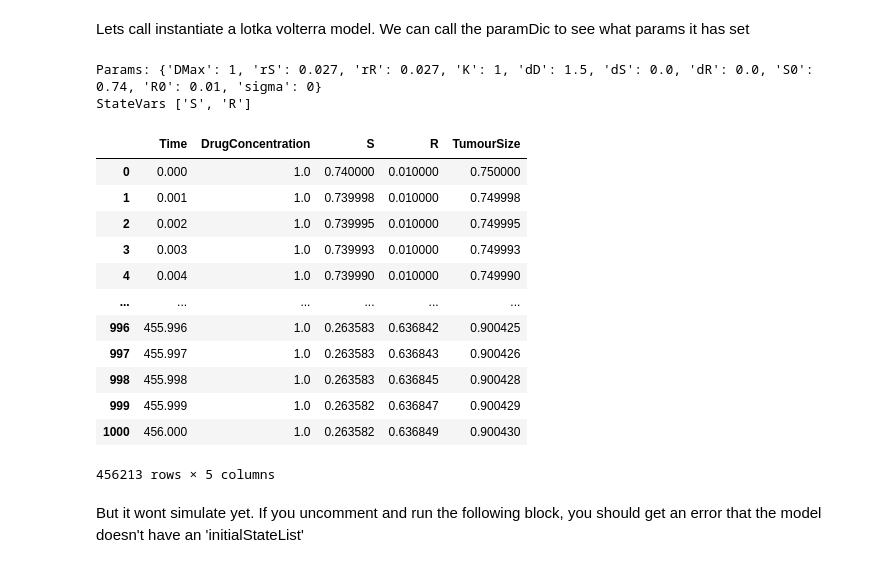
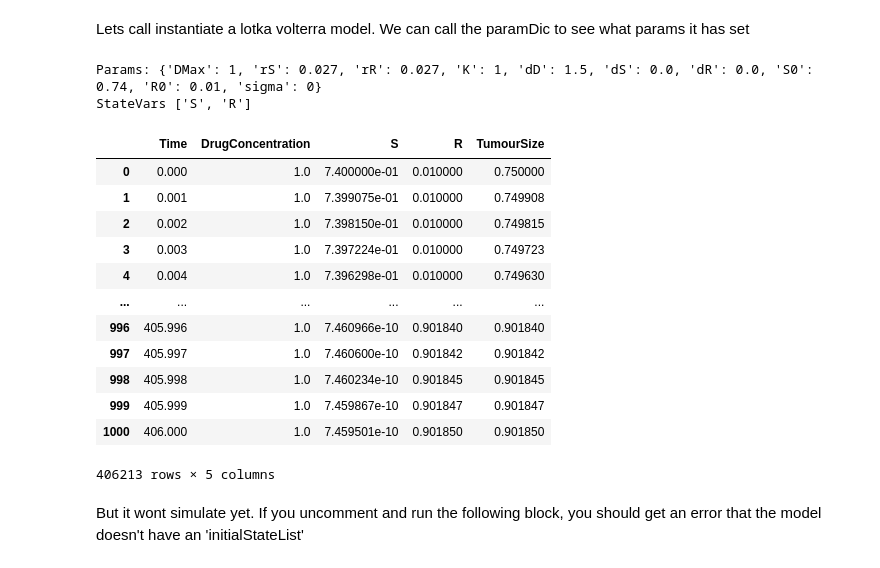
Before and after one commit to emilfrej/biomarker_uncertainty, a Jupyter notebook: python/genertate_synth_AT_trial_data.ipynb, the cells around one changed output. Drawn from its saved outputs; the diff is of its cells as text; code cells hidden in the pictures.

```diff
--- a/python/genertate_synth_AT_trial_data.ipynb
+++ b/python/genertate_synth_AT_trial_data.ipynb
@@ -21,29 +24,29 @@ Lets call instantiate a lotka volterra model. We can call the paramDic to see wh
 # %%
 #the model is set with default params
 lv_model = LotkaVolterraModel()
 
 print(f'Params:', lv_model.param_dic)
 print(f'StateVars', lv_model.state_vars)
 
-lv_model.set_params(rs=1)
+lv_model.set_params(rS=1)
 lv_model.simulate_at(tumour_size_when_progressed=1.2)
 lv_model.ode_df
 # %% [output]
 Params: {'DMax': 1, 'rS': 0.027, 'rR': 0.027, 'K': 1, 'dD': 1.5, 'dS': 0.0, 'dR': 0.0, 'S0': 0.74, 'R0': 0.01, 'sigma': 0}
 StateVars ['S', 'R']
 |  | Time | DrugConcentration | S | R | TumourSize |
-| 0 | 0.000 | 1.0 | 0.740000 | 0.010000 | 0.750000 |
-| 1 | 0.001 | 1.0 | 0.739998 | 0.010000 | 0.749998 |
-| 2 | 0.002 | 1.0 | 0.739995 | 0.010000 | 0.749995 |
-| 3 | 0.003 | 1.0 | 0.739993 | 0.010000 | 0.749993 |
-| 4 | 0.004 | 1.0 | 0.739990 | 0.010000 | 0.749990 |
+| 0 | 0.000 | 1.0 | 7.400000e-01 | 0.010000 | 0.750000 |
+| 1 | 0.001 | 1.0 | 7.399075e-01 | 0.010000 | 0.749908 |
+| 2 | 0.002 | 1.0 | 7.398150e-01 | 0.010000 | 0.749815 |
+| 3 | 0.003 | 1.0 | 7.397224e-01 | 0.010000 | 0.749723 |
+| 4 | 0.004 | 1.0 | 7.396298e-01 | 0.010000 | 0.749630 |
 | ... | ... | ... | ... | ... | ... |
-| 996 | 455.996 | 1.0 | 0.263583 | 0.636842 | 0.900425 |
-| 997 | 455.997 | 1.0 | 0.263583 | 0.636843 | 0.900426 |
-| 998 | 455.998 | 1.0 | 0.263583 | 0.636845 | 0.900428 |
-| 999 | 455.999 | 1.0 | 0.263582 | 0.636847 | 0.900429 |
-| 1000 | 456.000 | 1.0 | 0.263582 | 0.636849 | 0.900430 |
+| 996 | 405.996 | 1.0 | 7.460966e-10 | 0.901840 | 0.901840 |
+| 997 | 405.997 | 1.0 | 7.460600e-10 | 0.901842 | 0.901842 |
+| 998 | 405.998 | 1.0 | 7.460234e-10 | 0.901845 | 0.901845 |
+| 999 | 405.999 | 1.0 | 7.459867e-10 | 0.901847 | 0.901847 |
+| 1000 | 406.000 | 1.0 | 7.459501e-10 | 0.901850 | 0.901850 |
-456213 rows × 5 columns
+406213 rows × 5 columns
 # %% [markdown]
 But it wont simulate yet. If you uncomment and run the following block, you should get an error that the model doesn't have an 'initialStateList'
 # %%
```
Also changed, not shown: parts of 11 cells of this notebook, 9 other files.
